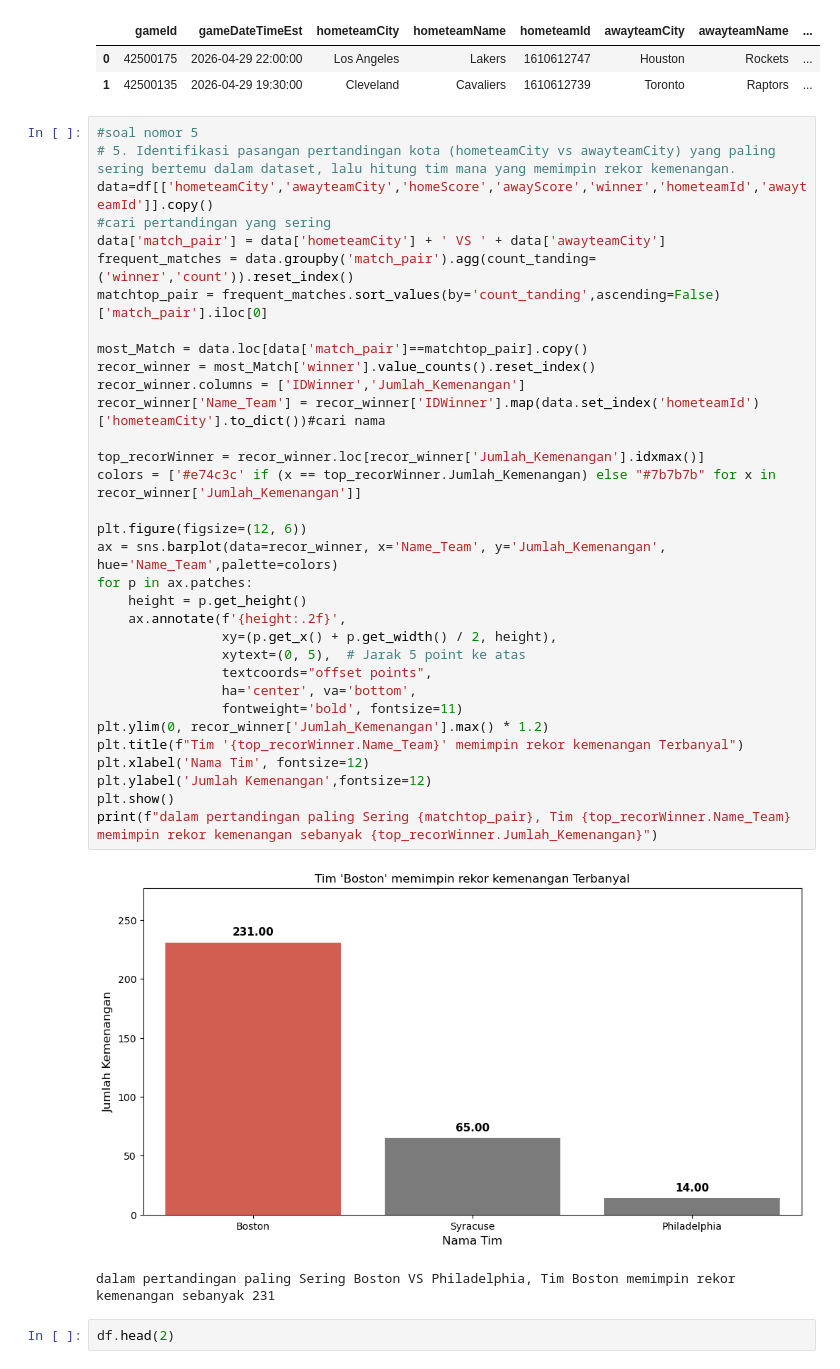
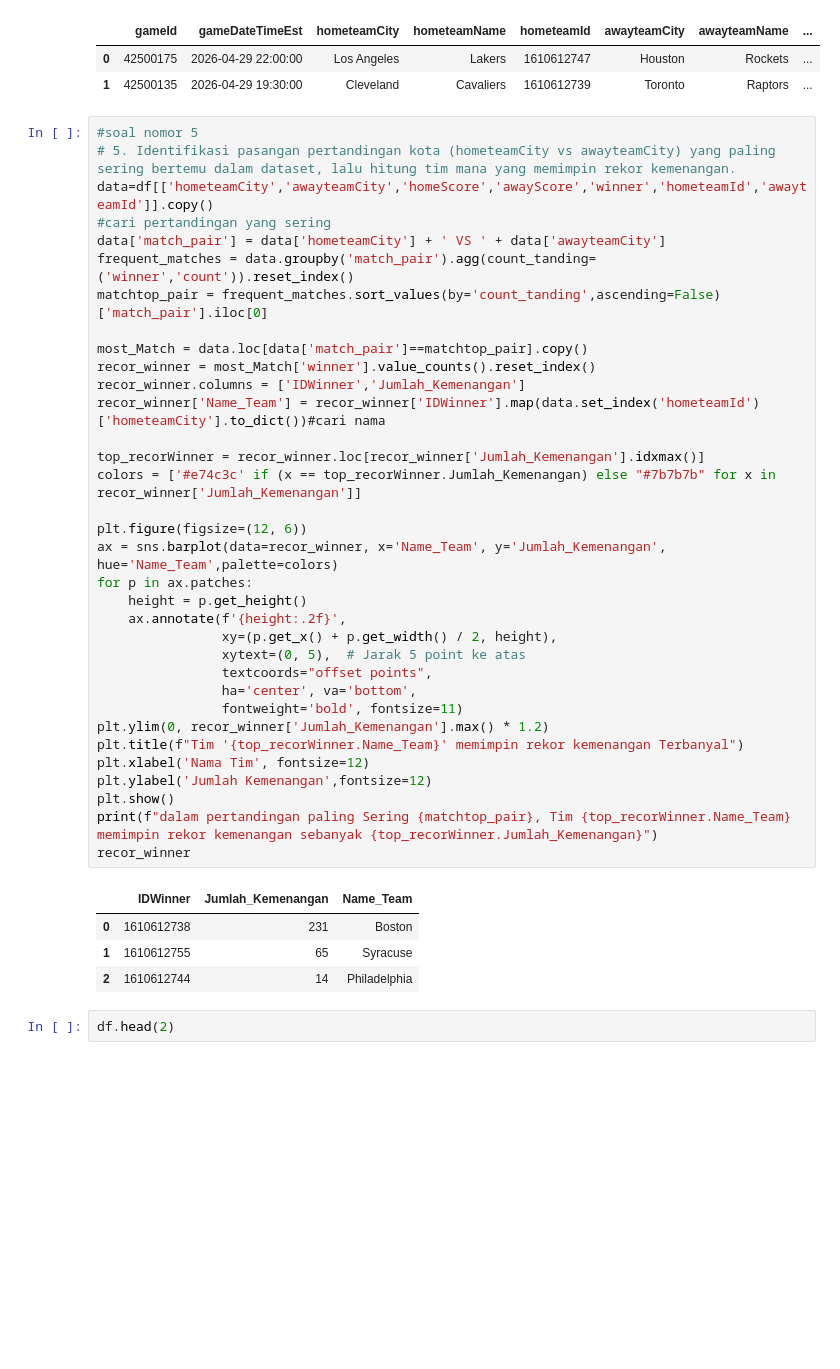
Before and after one commit to HafidzAfrieno/Project-Data-Analyst-Part-1, a Jupyter notebook: nba_player_analyst.ipynb, the cells around one changed output. Drawn from its saved outputs; the diff is of its cells as text; blank space fills up the shorter version.

```diff
--- a/nba_player_analyst.ipynb
+++ b/nba_player_analyst.ipynb
@@ -413,35 +413,38 @@ data=df[['hometeamCity','awayteamCity','homeScore','awayScore','winner','hometea
 #cari pertandingan yang sering
 data['match_pair'] = data['hometeamCity'] + ' VS ' + data['awayteamCity']
 frequent_matches = data.groupby('match_pair').agg(count_tanding=('winner','count')).reset_index()
 matchtop_pair = frequent_matches.sort_values(by='count_tanding',ascending=False)['match_pair'].iloc[0]
 
 most_Match = data.loc[data['match_pair']==matchtop_pair].copy()
 recor_winner = most_Match['winner'].value_counts().reset_index()
 recor_winner.columns = ['IDWinner','Jumlah_Kemenangan']
 recor_winner['Name_Team'] = recor_winner['IDWinner'].map(data.set_index('hometeamId')['hometeamCity'].to_dict())#cari nama
 
 top_recorWinner = recor_winner.loc[recor_winner['Jumlah_Kemenangan'].idxmax()]
 colors = ['#e74c3c' if (x == top_recorWinner.Jumlah_Kemenangan) else "#7b7b7b" for x in recor_winner['Jumlah_Kemenangan']]
 
 plt.figure(figsize=(12, 6))
 ax = sns.barplot(data=recor_winner, x='Name_Team', y='Jumlah_Kemenangan', hue='Name_Team',palette=colors)
 for p in ax.patches:
     height = p.get_height()
     ax.annotate(f'{height:.2f}',
                 xy=(p.get_x() + p.get_width() / 2, height),
                 xytext=(0, 5),  # Jarak 5 point ke atas
                 textcoords="offset points",
                 ha='center', va='bottom',
                 fontweight='bold', fontsize=11)
 plt.ylim(0, recor_winner['Jumlah_Kemenangan'].max() * 1.2)
 plt.title(f"Tim '{top_recorWinner.Name_Team}' memimpin rekor kemenangan Terbanyal")
 plt.xlabel('Nama Tim', fontsize=12)
 plt.ylabel('Jumlah Kemenangan',fontsize=12)
 plt.show()
 print(f"dalam pertandingan paling Sering {matchtop_pair}, Tim {top_recorWinner.Name_Team} memimpin rekor kemenangan sebanyak {top_recorWinner.Jumlah_Kemenangan}")
+recor_winner
 # %% [output]
-[figure, removed]
-dalam pertandingan paling Sering Boston VS Philadelphia, Tim Boston memimpin rekor kemenangan sebanyak 231
+|  | IDWinner | Jumlah_Kemenangan | Name_Team |
+| 0 | 1610612738 | 231 | Boston |
+| 1 | 1610612755 | 65 | Syracuse |
+| 2 | 1610612744 | 14 | Philadelphia |
 # %%
 df.head(2)
 # %% [output]
```
Also changed, not shown: parts of 2 cells of this notebook.
